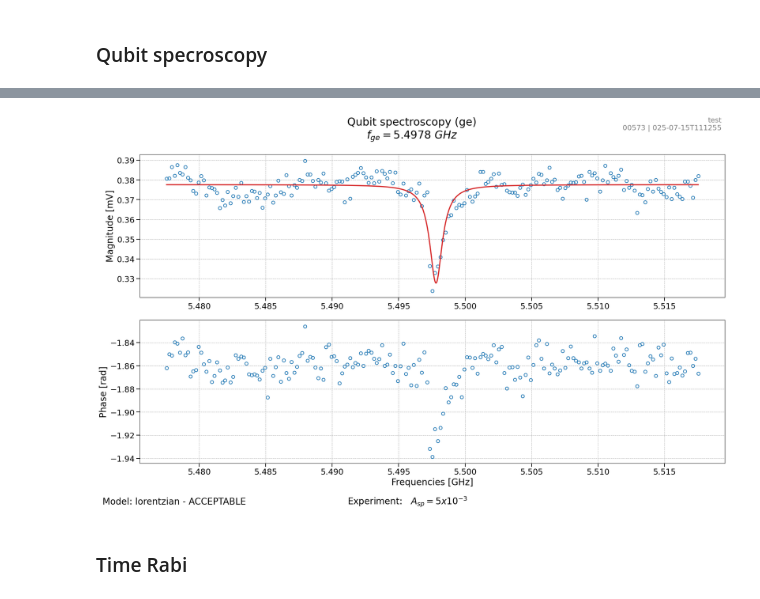
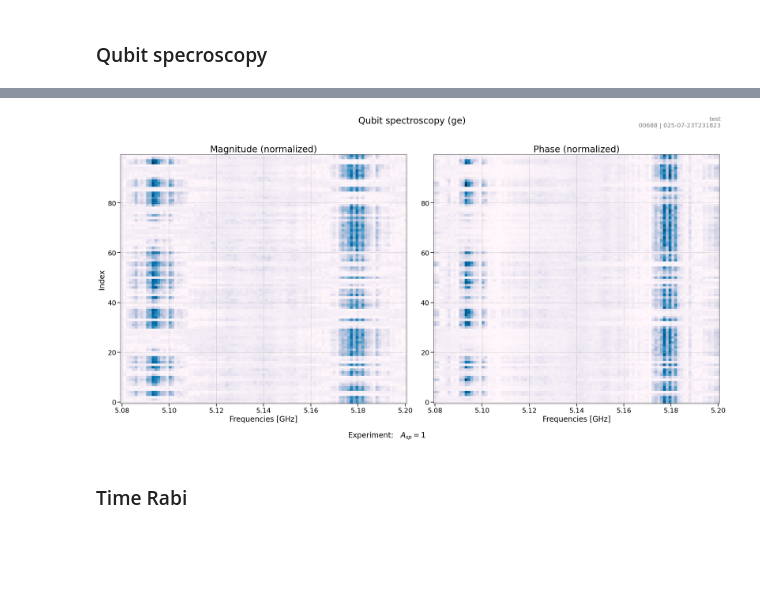
Before and after one commit to SQIL-EPFL/sqil-experiments, a Jupyter notebook: sqil_experiments/measurements/measure.ipynb, the cells around one changed output, grey strips where cells are left out. Drawn from its saved outputs; the diff is of its cells as text; code cells hidden in the pictures; blank space fills up the shorter version.

Commit message:
allow to pass transitions + fixes

```diff
--- a/sqil_experiments/measurements/measure.ipynb
+++ b/sqil_experiments/measurements/measure.ipynb
@@ -87,9 +87,13 @@ options.count = 1000
 options.averaging_mode = AveragingMode.CYCLIC
 
 result = qu_spec.run(
-    # np.linspace(4.5e9, 5.5e9, 2001),
-    qu_spec.sweep_around("resonance_frequency_ge", 20e6, n_points=201),
+    np.linspace(5.08e9, 5.2e9, 101),
+    # qu_spec.sweep_around("resonance_frequency_ge", 10e6, n_points=101),
     # sweeps={"spectroscopy_amplitude": np.linspace(0.8,1,5)},
+    sweeps={"index": np.arange(100)},
+    # sweeps={"spectroscopy_amplitude": np.linspace(0.003, 0.03, 20)},
+    transition="ge",
     options=options,
+    update_params=False
 )
 # %% [output]
@@ -123,4 +126,4 @@ result = qu_spec.run(
-[figure, old version]
+[figure, new version]
 # %% [markdown]
 ### Time Rabi
 # %%
```
Also changed, not shown: parts of 8 cells of this notebook, 4 other files.
